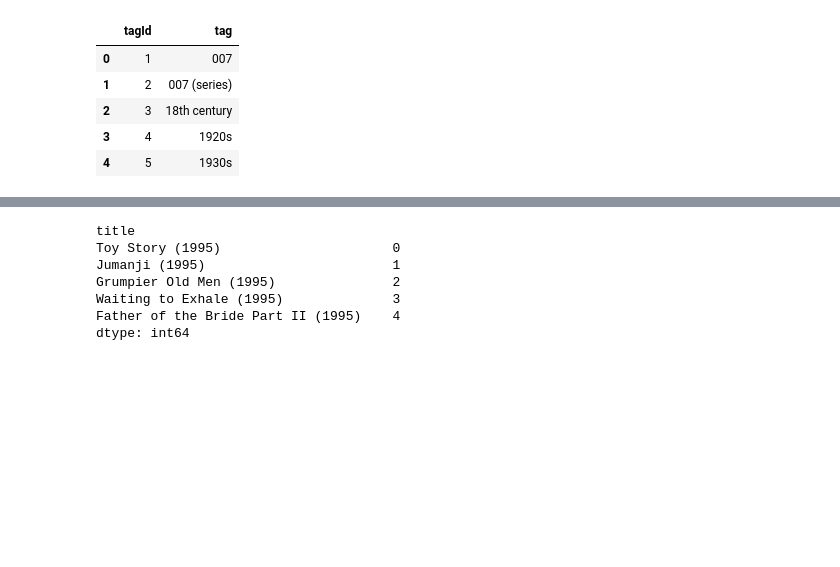
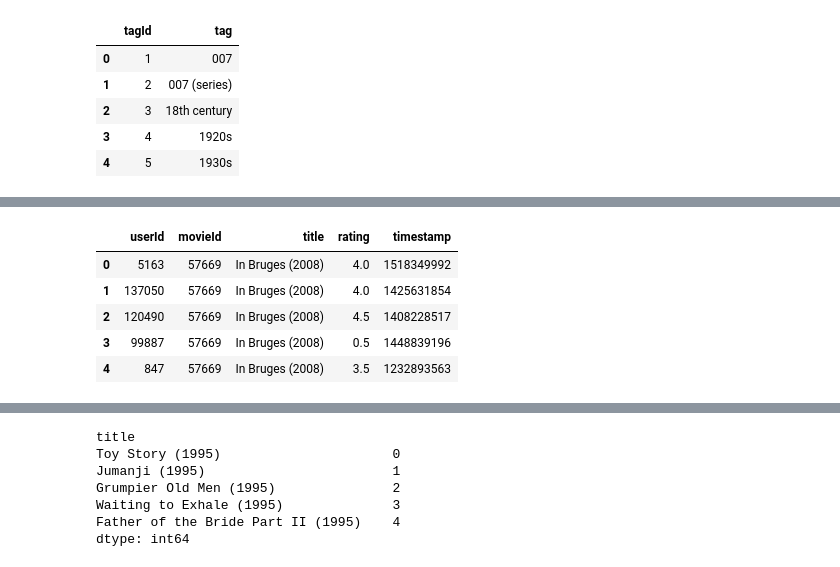
Before and after one commit to KennethV322/unsupervised-predict-streamlit-template, a Jupyter notebook: Movie_recV11.ipynb, the cells around one changed output, grey strips where cells are left out. Saved outputs shown, nothing was run; the diff lists cells and outputs as text; code cells hidden in the pictures; blank space fills up the shorter version.

```diff
--- a/Movie_recV11.ipynb
+++ b/Movie_recV11.ipynb
@@ -222,8 +229,13 @@ Average rating in dataset: 3.535215917868979
 # %%
-df_trainv1 = pd.merge(df_train, df_movies, on='movieId')
+df_trainv1 = pd.merge(df_sample, df_movies, on='movieId')
 
 df_trainv2 = df_trainv1[['userId', 'movieId',	'title','rating',	'timestamp']]
 
 df_trainv2.head()
-
-df_trainv2.to_csv('df_trainv2.csv', index=False)
+# %% [output]
+|  | userId | movieId | title | rating | timestamp |
+| 0 | 5163 | 57669 | In Bruges (2008) | 4.0 | 1518349992 |
+| 1 | 137050 | 57669 | In Bruges (2008) | 4.0 | 1425631854 |
+| 2 | 120490 | 57669 | In Bruges (2008) | 4.5 | 1408228517 |
+| 3 | 99887 | 57669 | In Bruges (2008) | 0.5 | 1448839196 |
+| 4 | 847 | 57669 | In Bruges (2008) | 3.5 | 1232893563 |
```
Also changed, not shown: parts of 31 cells of this notebook.
